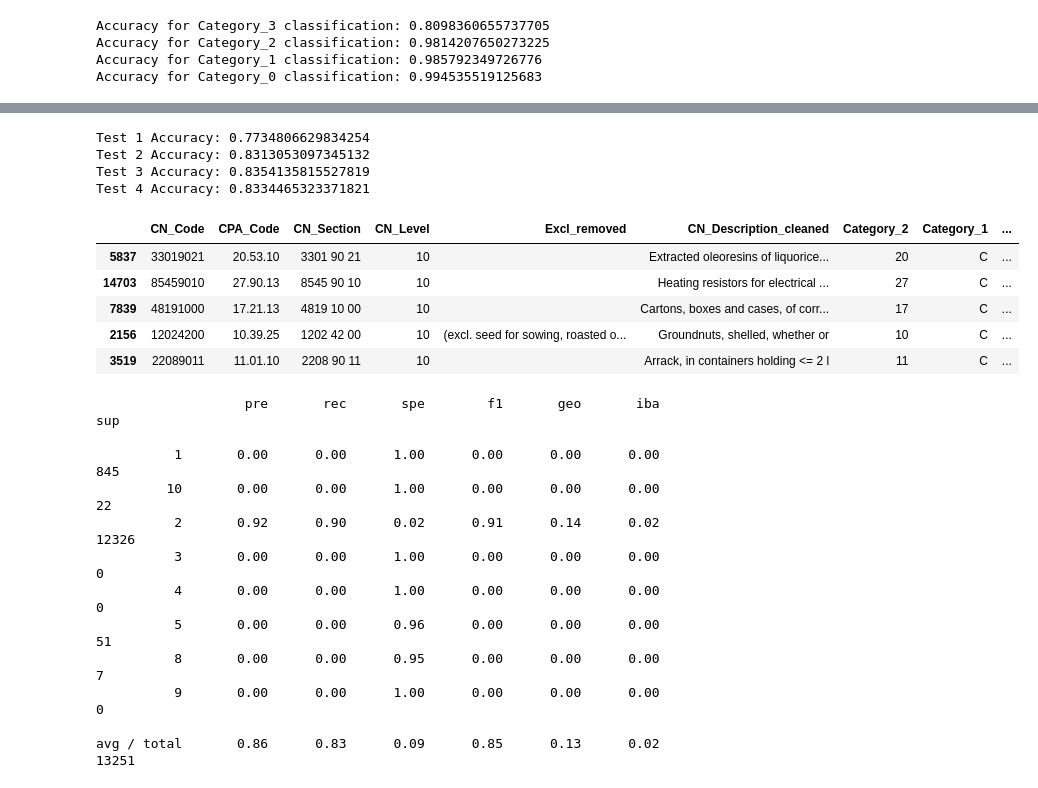
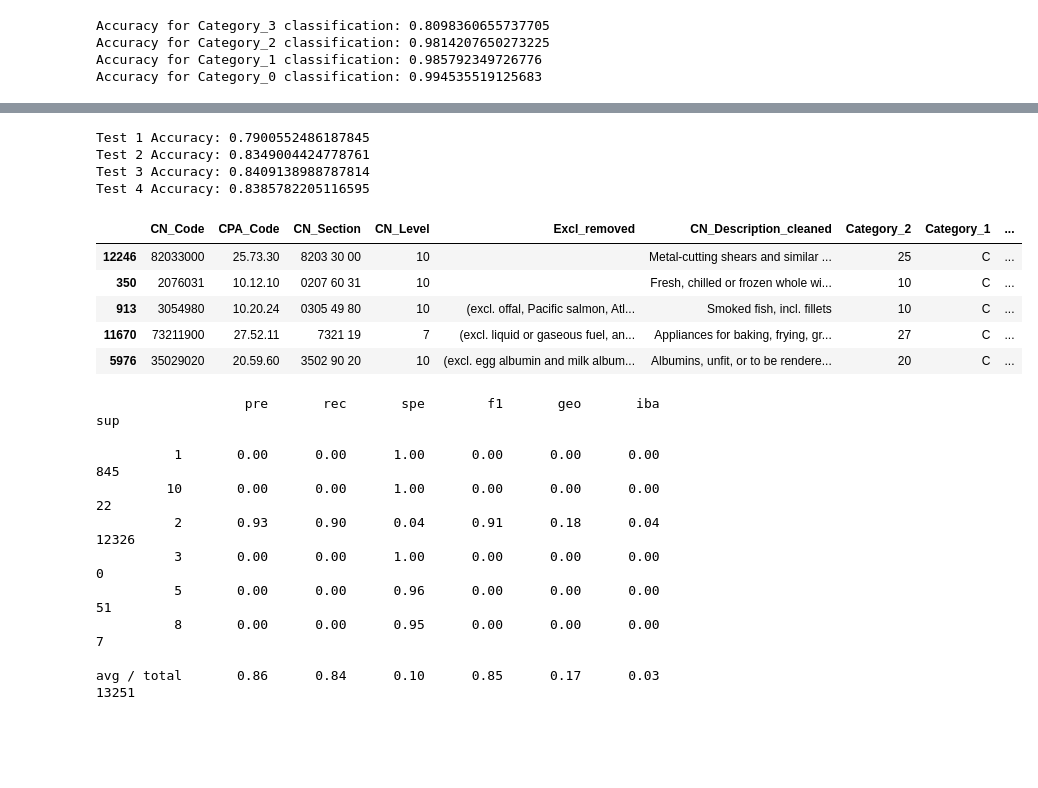
Before and after one commit to anniechocs/Data-science-accelerator, a Jupyter notebook: notebooks/Supervised_Classifier.ipynb, the cells around one changed output, grey strips where cells are left out. Drawn from its saved outputs; the diff is of its cells as text; code cells hidden in the pictures; blank space fills up the shorter version.

```diff
--- a/notebooks/Supervised_Classifier.ipynb
+++ b/notebooks/Supervised_Classifier.ipynb
@@ -315,60 +340,55 @@ CN_test_df= CN[(CN.Category_2.notnull()) & (CN.CN_Level==7)]
 CN_test = np.array(list(CN_test_df["Reduced_dim"].values))
 #y_test = np.array(list(test_set.Cat.values))
 y_CN_pred=clf.predict(CN_test)
 
 y_CN_test = np.array(list(CN_test_df[this_cat]))
 # Model Accuracy, how often is the classifier correct?
 print("Test 2 Accuracy:",metrics.accuracy_score(y_CN_test, y_CN_pred))
 #CN_test_df['Predicted'] = pd.Series(data=y_CN_pred.tolist(), index=CN_test_df.index)
 
 ########## test 3
 CN_test_df= CN[(CN.Category_2.notnull()) & (CN.CN_Level==10)]
 CN_test = np.array(list(CN_test_df["Reduced_dim"].values))
 #y_test = np.array(list(test_set.Cat.values))
 y_CN_pred=clf.predict(CN_test)
 
 y_CN_test = np.array(list(CN_test_df[this_cat]))
 # Model Accuracy, how often is the classifier correct?
 print("Test 3 Accuracy:",metrics.accuracy_score(y_CN_test, y_CN_pred))
 #CN_test_df['Predicted'] = pd.Series(data=y_CN_pred.tolist(), index=CN_test_df.index)
 
 ######## test 4
 CN_test_df= CN[(CN.Category_2.notnull())]
 CN_test = np.array(list(CN_test_df["Reduced_dim"].values))
 #y_test = np.array(list(test_set.Cat.values))
 y_CN_pred=clf.predict(CN_test)
 
 y_CN_test = np.array(list(CN_test_df[this_cat]))
 # Model Accuracy, how often is the classifier correct?
 print("Test 4 Accuracy:",metrics.accuracy_score(y_CN_test, y_CN_pred))
+
+Results = CN_test_df.drop(['Descr_cleaned_vectorized','Reduced_dim'],axis=1).copy()
+Results['Predicted'] = pd.Series(data=y_CN_pred.tolist(), index=CN_test_df.index)
+display(Results.sample(5))
+print(classification_report_imbalanced(y_CN_test, y_CN_pred))
 # %% [output]
-Test 1 Accuracy: 0.7734806629834254
-Test 2 Accuracy: 0.8313053097345132
-Test 3 Accuracy: 0.8354135815527819
-Test 4 Accuracy: 0.8334465323371821
+Test 1 Accuracy: 0.7900552486187845
+Test 2 Accuracy: 0.8349004424778761
+Test 3 Accuracy: 0.8409138988787814
+Test 4 Accuracy: 0.8385782205116595
+|  | CN_Code | CPA_Code | CN_Section | CN_Level | Excl_removed | CN_Description_cleaned | Category_2 | Category_1 | ... |
+| 12246 | 82033000 | 25.73.30 | 8203 30 00 | 10 |  | Metal-cutting shears and similar ... | 25 | C | ... |
+| 350 | 2076031 | 10.12.10 | 0207 60 31 | 10 |  | Fresh, chilled or frozen whole wi... | 10 | C | ... |
+| 913 | 3054980 | 10.20.24 | 0305 49 80 | 10 | (excl. offal, Pacific salmon, Atl... | Smoked fish, incl. fillets | 10 | C | ... |
+| 11670 | 73211900 | 27.52.11 | 7321 19 | 7 | (excl. liquid or gaseous fuel, an... | Appliances for baking, frying, gr... | 27 | C | ... |
+| 5976 | 35029020 | 20.59.60 | 3502 90 20 | 10 | (excl. egg albumin and milk album... | Albumins, unfit, or to be rendere... | 20 | C | ... |
+                   pre       rec       spe        f1       geo       iba       sup
+
+          1       0.00      0.00      1.00      0.00      0.00      0.00       845
+         10       0.00      0.00      1.00      0.00      0.00      0.00        22
+          2       0.93      0.90      0.04      0.91      0.18      0.04     12326
+          3       0.00      0.00      1.00      0.00      0.00      0.00         0
+          5       0.00      0.00      0.96      0.00      0.00      0.00        51
+          8       0.00      0.00      0.95      0.00      0.00      0.00         7
+
+avg / total       0.86      0.84      0.10      0.85      0.17      0.03     13251
-# %%
-Results = CN_test_df.drop(['Descr_cleaned_vectorized','Reduced_dim'],axis=1).copy()
-Results['Predicted'] = pd.Series(data=y_CN_pred.tolist(), index=CN_test_df.index)
-Results.sample(5)
-# %% [output]
-|  | CN_Code | CPA_Code | CN_Section | CN_Level | Excl_removed | CN_Description_cleaned | Category_2 | Category_1 | ... |
-| 5837 | 33019021 | 20.53.10 | 3301 90 21 | 10 |  | Extracted oleoresins of liquorice... | 20 | C | ... |
-| 14703 | 85459010 | 27.90.13 | 8545 90 10 | 10 |  | Heating resistors for electrical ... | 27 | C | ... |
-| 7839 | 48191000 | 17.21.13 | 4819 10 00 | 10 |  | Cartons, boxes and cases, of corr... | 17 | C | ... |
-| 2156 | 12024200 | 10.39.25 | 1202 42 00 | 10 | (excl. seed for sowing, roasted o... | Groundnuts, shelled, whether or | 10 | C | ... |
-| 3519 | 22089011 | 11.01.10 | 2208 90 11 | 10 |  | Arrack, in containers holding <= 2 l | 11 | C | ... |
-# %%
-print(classification_report_imbalanced(y_CN_test, y_CN_pred))
-# %% [output]
-                   pre       rec       spe        f1       geo       iba       sup
-
-          1       0.00      0.00      1.00      0.00      0.00      0.00       845
-         10       0.00      0.00      1.00      0.00      0.00      0.00        22
-          2       0.92      0.90      0.02      0.91      0.14      0.02     12326
-          3       0.00      0.00      1.00      0.00      0.00      0.00         0
-          4       0.00      0.00      1.00      0.00      0.00      0.00         0
-          5       0.00      0.00      0.96      0.00      0.00      0.00        51
-          8       0.00      0.00      0.95      0.00      0.00      0.00         7
-          9       0.00      0.00      1.00      0.00      0.00      0.00         0
-
-avg / total       0.86      0.83      0.09      0.85      0.13      0.02     13251
```
Also changed, not shown: parts of 11 cells of this notebook, 6 other files.
